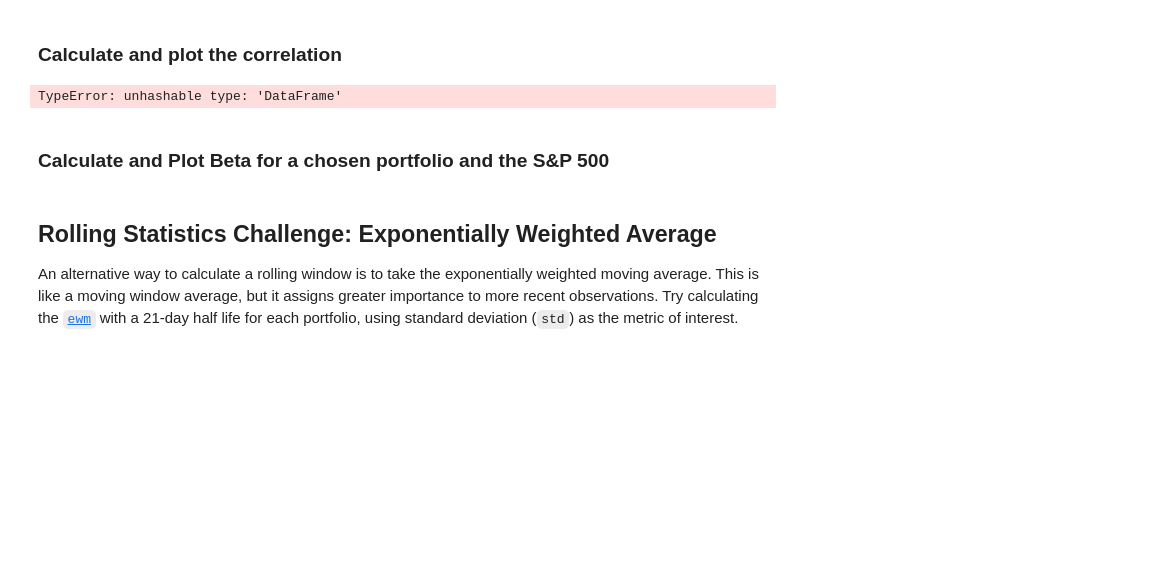
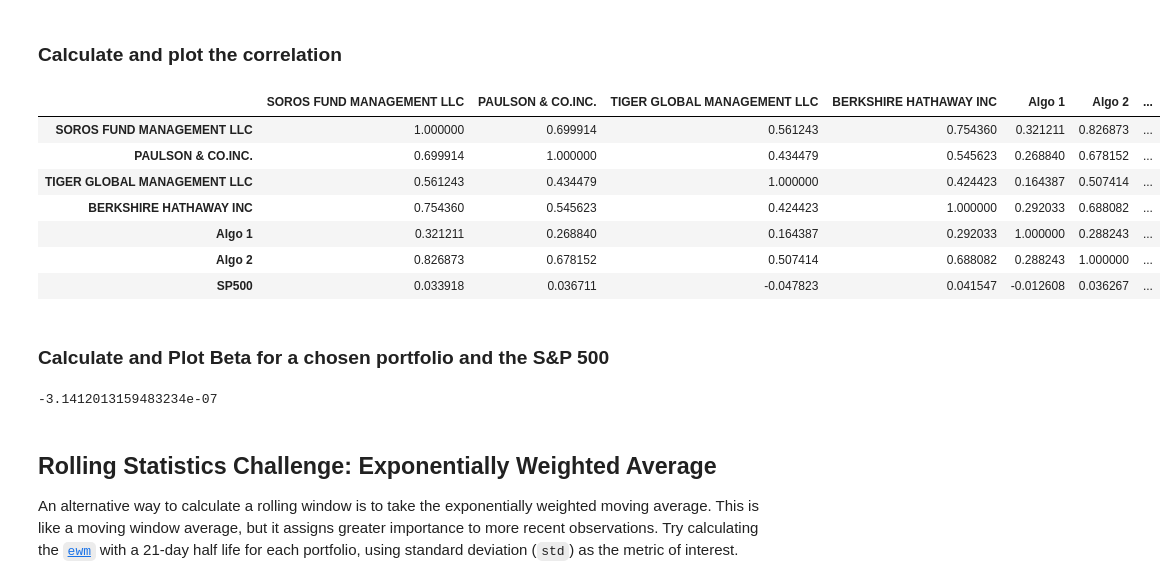
Before and after one commit to fintech-lex/whale_portfolios, a Jupyter notebook: whale_analysis.ipynb, the cells around one changed output. Saved outputs shown, nothing was run; the diff lists cells and outputs as text; code cells hidden in the pictures; blank space fills up the shorter version.

Commit message:
Beta1.0

```diff
--- a/whale_analysis.ipynb
+++ b/whale_analysis.ipynb
@@ -360,31 +363,42 @@ all_port_roll_std.plot()
 # %%
 # Calculate the correlation
 
-return1 = np.array({sp_df})
-return1
-# return3
-# return4
-# return5
-
-
+correlation = combine.corr()
 
 # Display de correlation matrix
 
+correlation
 
 # Calculate the correlation coefficient
-# correlation = np.corrcoef(returns1, returns2)[0, 1]
-
-# print("Correlation coefficient:", correlation)
 # %% [output]
-TypeError: unhashable type: 'DataFrame'
+|  | SOROS FUND MANAGEMENT LLC | PAULSON & CO.INC. | TIGER GLOBAL MANAGEMENT LLC | BERKSHIRE HATHAWAY INC | Algo 1 | Algo 2 | ... |
+| SOROS FUND MANAGEMENT LLC | 1.000000 | 0.699914 | 0.561243 | 0.754360 | 0.321211 | 0.826873 | ... |
+| PAULSON & CO.INC. | 0.699914 | 1.000000 | 0.434479 | 0.545623 | 0.268840 | 0.678152 | ... |
+| TIGER GLOBAL MANAGEMENT LLC | 0.561243 | 0.434479 | 1.000000 | 0.424423 | 0.164387 | 0.507414 | ... |
+| BERKSHIRE HATHAWAY INC | 0.754360 | 0.545623 | 0.424423 | 1.000000 | 0.292033 | 0.688082 | ... |
+| Algo 1 | 0.321211 | 0.268840 | 0.164387 | 0.292033 | 1.000000 | 0.288243 | ... |
+| Algo 2 | 0.826873 | 0.678152 | 0.507414 | 0.688082 | 0.288243 | 1.000000 | ... |
+| SP500 | 0.033918 | 0.036711 | -0.047823 | 0.041547 | -0.012608 | 0.036267 | ... |
 # %% [markdown]
 ### Calculate and Plot Beta for a chosen portfolio and the S&P 500
 # %%
 # Calculate covariance of a single portfolio
 
+covariance = combine['Algo 1'].cov(combine['SP500'])
+covariance
+
 # Calculate variance of S&P 500
+
+variance = combine['SP500'].var()
+variance
 
 # Computing beta
 
+beta = covariance / variance
+
 # Plot beta trend
+
+beta
+# %% [output]
+-3.1412013159483234e-07
 # %% [markdown]
```
Also changed, not shown: parts of 25 cells of this notebook, 4 other files.
